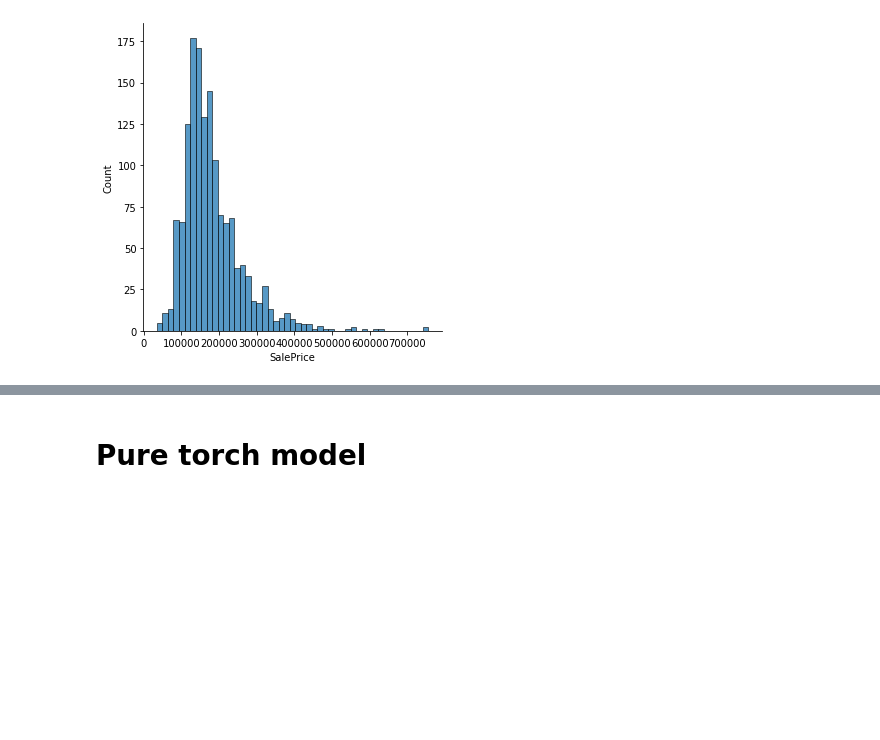
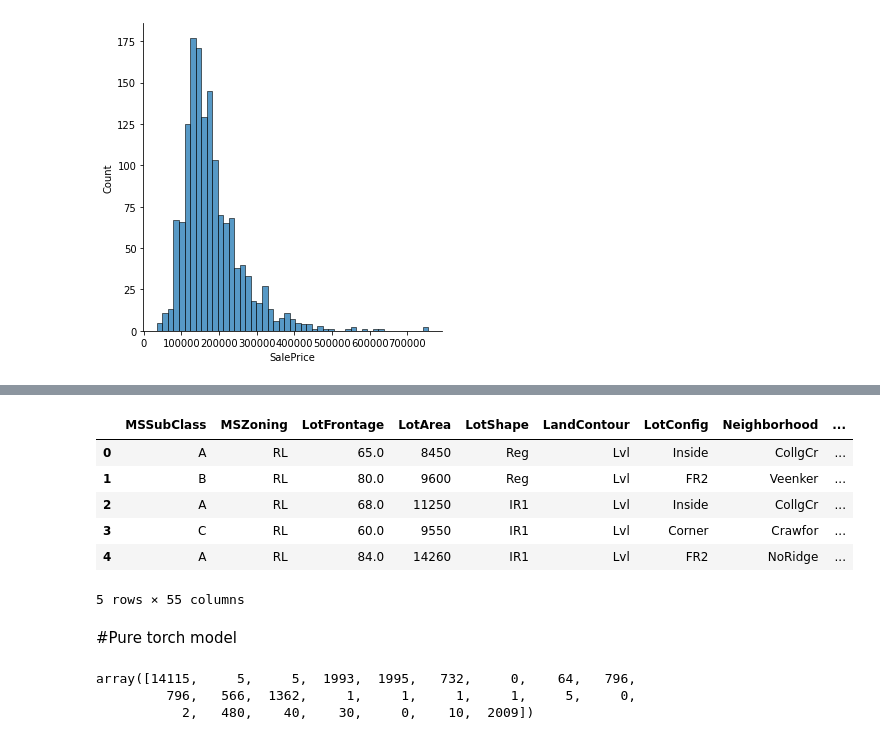
Before and after one commit to Chimamuelo/Coding-Nomads-Deep-Learning-1, a Jupyter notebook: Regression.ipynb, the cells around one changed output, grey strips where cells are left out. Saved outputs shown, nothing was run; the diff lists cells and outputs as text; code cells hidden in the pictures; blank space fills up the shorter version.

```diff
--- a/Regression.ipynb
+++ b/Regression.ipynb
@@ -63,0 +98,12 @@ sns.displot(df['SalePrice'])
+# %%
+df.drop('SalePrice',axis=1,inplace=True)
+# %%
+df.head()
+# %% [output]
+|  | MSSubClass | MSZoning | LotFrontage | LotArea | LotShape | LandContour | LotConfig | Neighborhood | ... |
+| 0 | A | RL | 65.0 | 8450 | Reg | Lvl | Inside | CollgCr | ... |
+| 1 | B | RL | 80.0 | 9600 | Reg | Lvl | FR2 | Veenker | ... |
+| 2 | A | RL | 68.0 | 11250 | IR1 | Lvl | Inside | CollgCr | ... |
+| 3 | C | RL | 60.0 | 9550 | IR1 | Lvl | Corner | Crawfor | ... |
+| 4 | A | RL | 84.0 | 14260 | IR1 | Lvl | FR2 | NoRidge | ... |
+5 rows × 55 columns
@@ -64,5 +112,5 @@ sns.displot(df['SalePrice'])
 # %% [markdown]
-# Pure torch model
+#Pure torch model
 # %%
 !pip install torchmetrics attrdict -q
 # %%
@@ -72,3 +120,10 @@ import torch.nn.functional as F
 import torchmetrics
 
 from torch.utils.data import Dataset, DataLoader
+# %%
+numerical=df.select_dtypes(['number']).to_numpy()
+numerical[5]
+# %% [output]
+array([14115,     5,     5,  1993,  1995,   732,     0,    64,   796,
+         796,   566,  1362,     1,     1,     1,     1,     5,     0,
+           2,   480,    40,    30,     0,    10,  2009])
```
Also changed, not shown: parts of 46 cells of this notebook.
